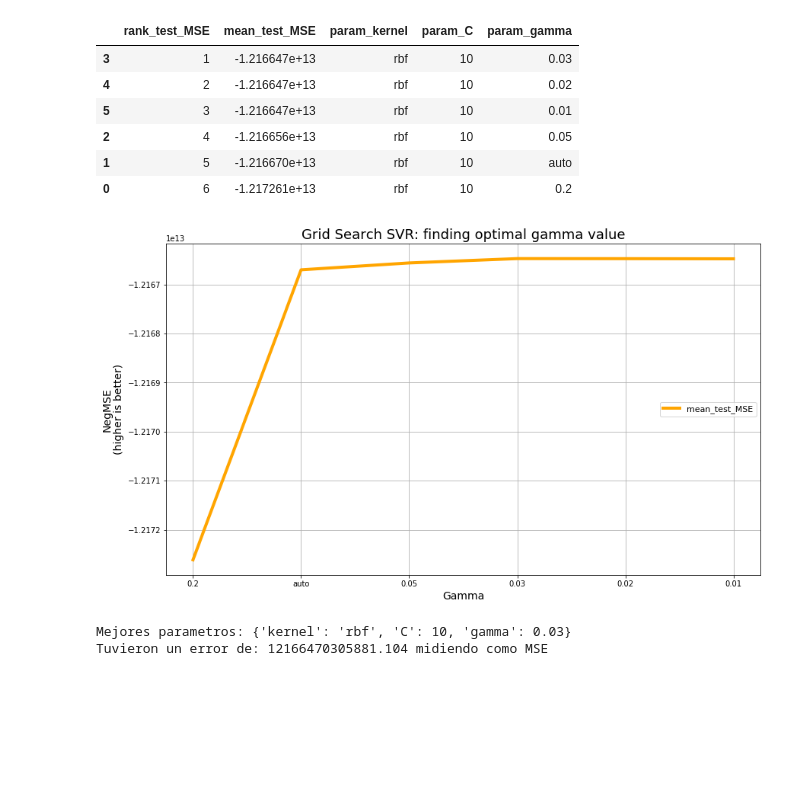
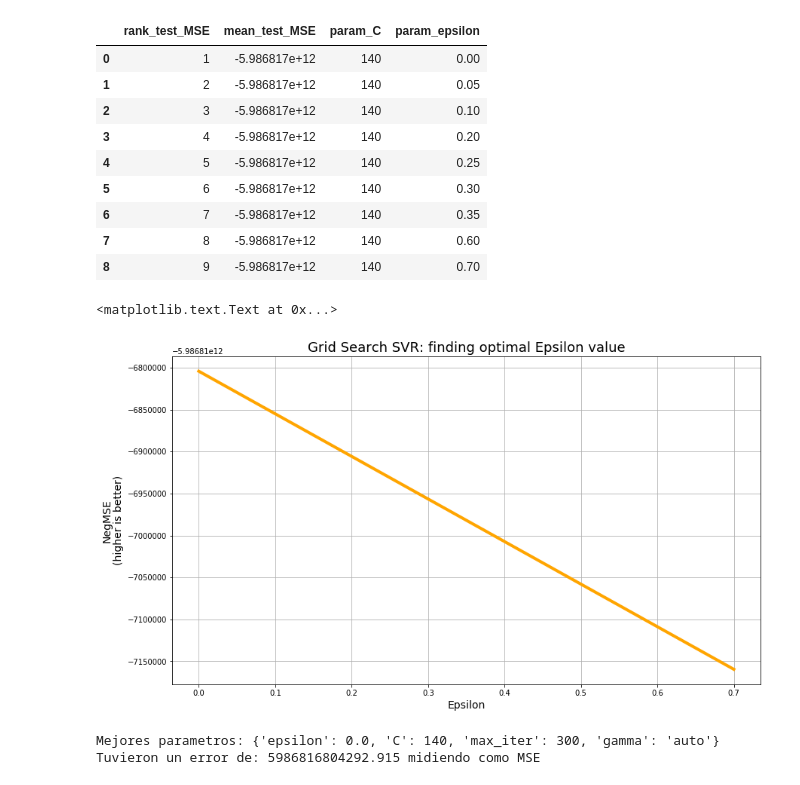
Before and after one commit to fpenovi/BArealEstatePricing, a Jupyter notebook: notebooks/06 - Cross_Validation_SVM.ipynb, the cells around one changed output. Cells and saved outputs as stored; diff of their text form; code cells hidden in the pictures; blank space fills up the shorter version.

Commit message:
Agrego CV epsilon SVR

```diff
--- a/notebooks/06 - Cross_Validation_SVM.ipynb
+++ b/notebooks/06 - Cross_Validation_SVM.ipynb
@@ -24,14 +24,15 @@ train.head(3)
 # %%
 # PARAMETROS PARA SVM
 param_grid = [
-                {'C': [10],
-                 'kernel': ['rbf'],
-                 'gamma': [0.2, 'auto', 0.05, 0.03, 0.02, 0.01] } ]
+                {'C': [140],
+                 'epsilon' : [0.0, 0.05, 0.1, 0.2, 0.25, 0.3, 0.35, 0.6, 0.7],
+                 'max_iter' : [300],
+                 'gamma' : ['auto'] }]
 
 # MEDIDA DE SCORE PARA CROSS-VALIDATION
 scoring = {'MSE': 'neg_mean_squared_error'}
 
-svr = SVR(max_iter=200, cache_size=3000)
+svr = SVR()
 gs = GridSearchCV(svr, scoring=scoring, param_grid=param_grid, cv=10, refit='MSE', return_train_score=False)
 # %%
 # COMIENZO EL GRID SEARCH
@@ -39,17 +40,20 @@ gs.fit(train, target);
 # %%
 results = gs.cv_results_
 dfResults = pd.DataFrame(results).loc[:, ('rank_test_MSE', 'mean_test_MSE',
-                                          'param_kernel', 'param_C', 'param_gamma')].infer_objects()
+                                          'param_C', 'param_epsilon')].infer_objects()
 # %%
 dfResults.sort_values(by='rank_test_MSE').head(10)
 # %% [output]
-|  | rank_test_MSE | mean_test_MSE | param_kernel | param_C | param_gamma |
-| 3 | 1 | -1.216647e+13 | rbf | 10 | 0.03 |
-| 4 | 2 | -1.216647e+13 | rbf | 10 | 0.02 |
-| 5 | 3 | -1.216647e+13 | rbf | 10 | 0.01 |
-| 2 | 4 | -1.216656e+13 | rbf | 10 | 0.05 |
-| 1 | 5 | -1.216670e+13 | rbf | 10 | auto |
-| 0 | 6 | -1.217261e+13 | rbf | 10 | 0.2 |
+|  | rank_test_MSE | mean_test_MSE | param_C | param_epsilon |
+| 0 | 1 | -5.986817e+12 | 140 | 0.00 |
+| 1 | 2 | -5.986817e+12 | 140 | 0.05 |
+| 2 | 3 | -5.986817e+12 | 140 | 0.10 |
+| 3 | 4 | -5.986817e+12 | 140 | 0.20 |
+| 4 | 5 | -5.986817e+12 | 140 | 0.25 |
+| 5 | 6 | -5.986817e+12 | 140 | 0.30 |
+| 6 | 7 | -5.986817e+12 | 140 | 0.35 |
+| 7 | 8 | -5.986817e+12 | 140 | 0.60 |
+| 8 | 9 | -5.986817e+12 | 140 | 0.70 |
 # %%
 #combinatorias = set()
 
@@ -81,19 +85,19 @@ dfResults.sort_values(by='rank_test_MSE').head(10)
 #ax.set_ylabel('NegMSE\n(higher is better)', fontsize=14)
 #ax.legend(fontsize=11);
 # %%
-ax = dfResults.plot(x='param_gamma', y='mean_test_MSE',
+ax = dfResults.plot(x='param_epsilon', y='mean_test_MSE',
                     figsize=(14, 8), lw=4,
                     legend=False, color='orange')
 ax.grid()
-ax.set_title("Grid Search SVR: finding optimal gamma value", fontsize=18)
-ax.set_xlabel('Gamma', fontsize=14)
+ax.set_title("Grid Search SVR: finding optimal Epsilon value", fontsize=18)
+ax.set_xlabel('Epsilon', fontsize=14)
 ax.set_ylabel('NegMSE\n(higher is better)', fontsize=14)
-ax.legend(fontsize=11, loc='center right');
 # %% [output]
+<matplotlib.text.Text at 0x...>
-[figure, old version]
+[figure, new version]
 # %%
 print "\nMejores parametros:", gs.best_params_
 print "Tuvieron un error de:", repr(-gs.best_score_), "midiendo como MSE"
 # %% [output]
-Mejores parametros: {'kernel': 'rbf', 'C': 10, 'gamma': 0.03}
-Tuvieron un error de: 12166470305881.104 midiendo como MSE
+Mejores parametros: {'epsilon': 0.0, 'C': 140, 'max_iter': 300, 'gamma': 'auto'}
+Tuvieron un error de: 5986816804292.915 midiendo como MSE
```
